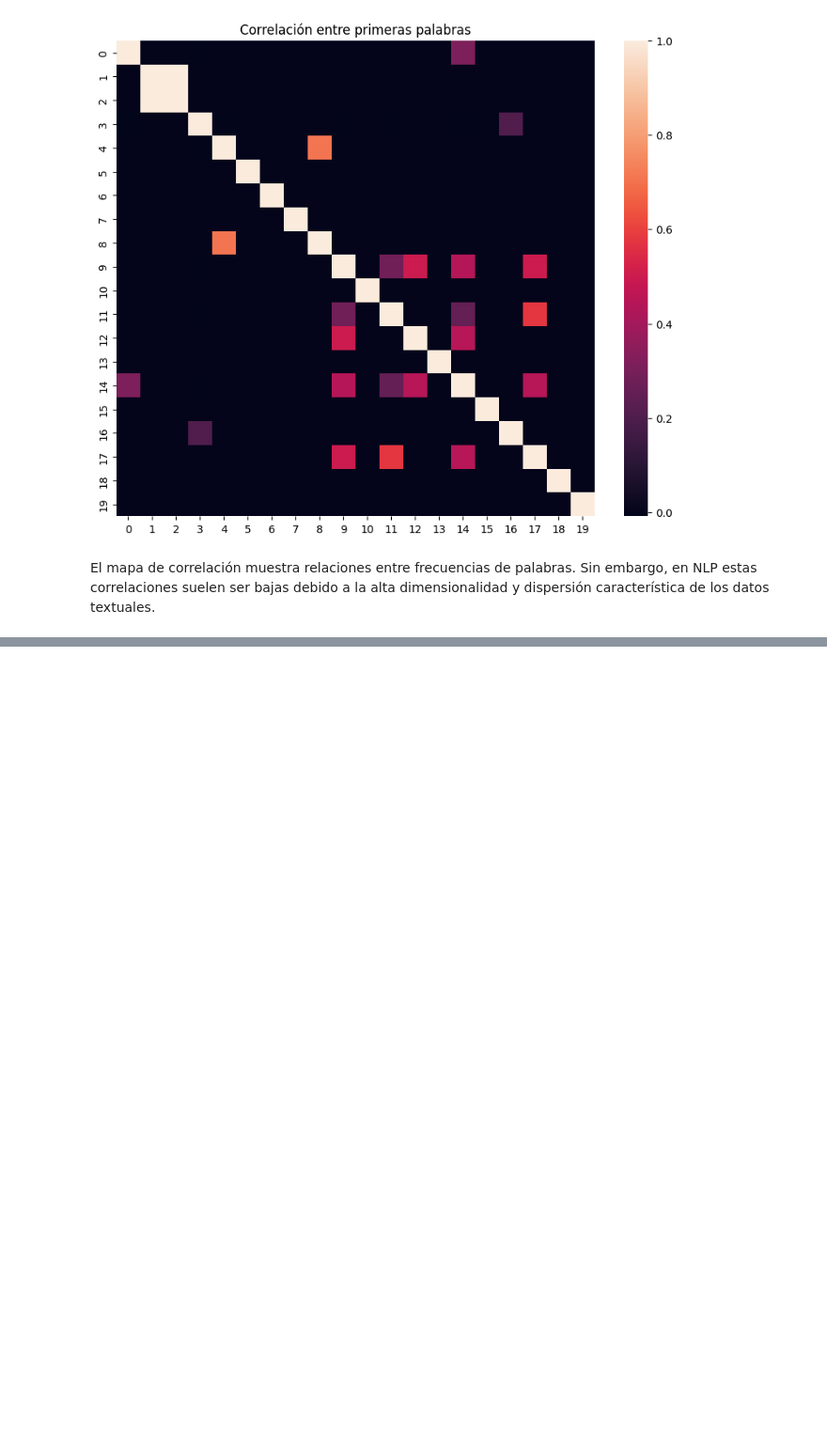
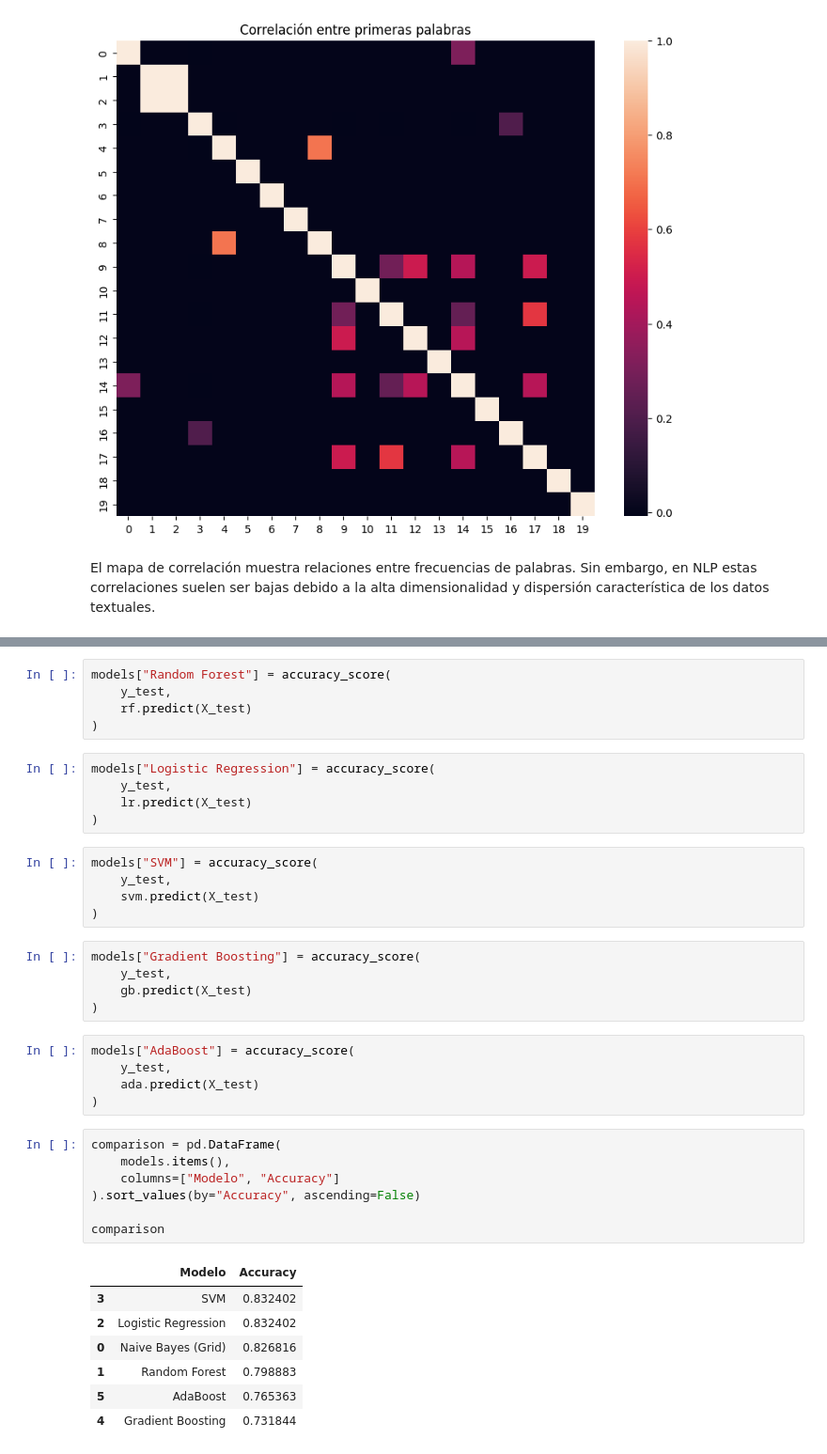
Before and after one commit to natbp/natbp_intro_ML, a Jupyter notebook: src/07-naive-bayes-playstore-reviews.ipynb, the cells around one changed output, grey strips where cells are left out. Shown at 94% size. Cells and saved outputs as stored; diff of their text form; blank space fills up the shorter version.

```diff
--- a/src/07-naive-bayes-playstore-reviews.ipynb
+++ b/src/07-naive-bayes-playstore-reviews.ipynb
@@ -151,0 +564,40 @@ El mapa de correlación muestra relaciones entre frecuencias de palabras. Sin em
+# %%
+models["Random Forest"] = accuracy_score(
+    y_test,
+    rf.predict(X_test)
+)
+# %%
+models["Logistic Regression"] = accuracy_score(
+    y_test,
+    lr.predict(X_test)
+)
+# %%
+models["SVM"] = accuracy_score(
+    y_test,
+    svm.predict(X_test)
+)
+# %%
+models["Gradient Boosting"] = accuracy_score(
+    y_test,
+    gb.predict(X_test)
+)
+# %%
+models["AdaBoost"] = accuracy_score(
+    y_test,
+    ada.predict(X_test)
+)
+# %%
+comparison = pd.DataFrame(
+    models.items(),
+    columns=["Modelo", "Accuracy"]
+).sort_values(by="Accuracy", ascending=False)
+
+comparison
+# %% [output]
+|  | Modelo | Accuracy |
+| 3 | SVM | 0.832402 |
+| 2 | Logistic Regression | 0.832402 |
+| 0 | Naive Bayes (Grid) | 0.826816 |
+| 1 | Random Forest | 0.798883 |
+| 5 | AdaBoost | 0.765363 |
+| 4 | Gradient Boosting | 0.731844 |
```
Also changed, not shown: parts of 67 cells of this notebook, 2 other files.
